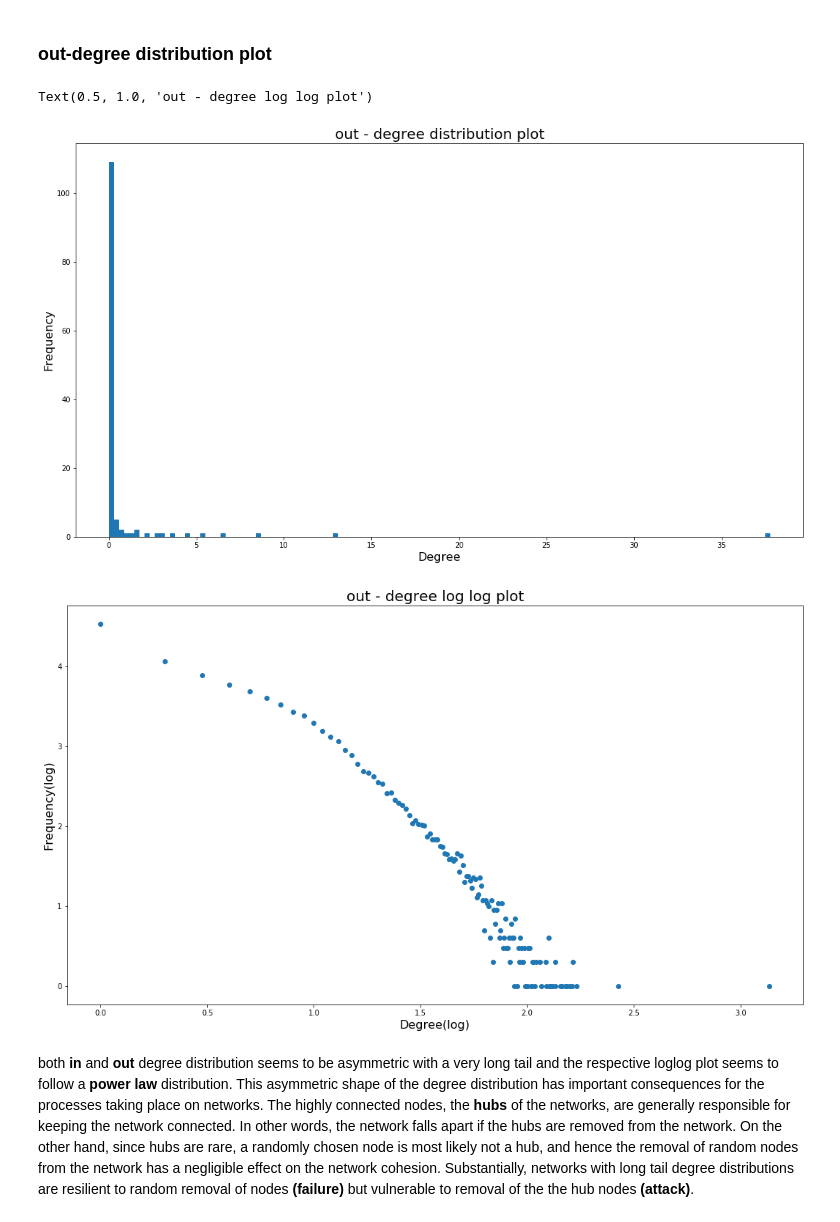
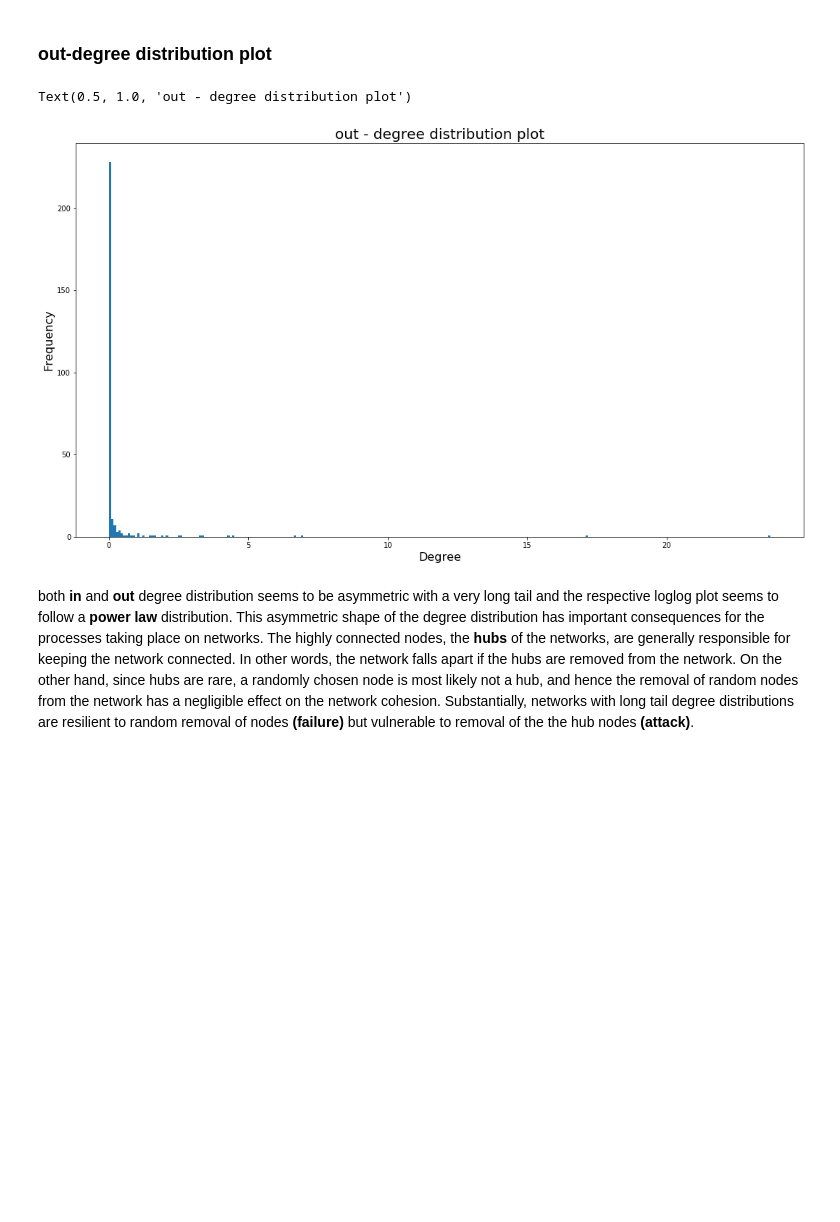
Before and after one commit to randomlulli/ADM-HW5, a Jupyter notebook: ADM_HW_5.ipynb, the cells around one changed output. Cells and saved outputs as stored; diff of their text form; code cells hidden in the pictures; blank space fills up the shorter version.

```diff
--- a/ADM_HW_5.ipynb
+++ b/ADM_HW_5.ipynb
@@ -151,31 +151,30 @@ Text(0.5, 1.0, 'in - degree log log plot')
 # %%
 #improved plot
 from math import log10
 import collections
 degree_sequence = sorted([d for n, d in graph.out_degree() if d != 0], reverse=True)  # degree sequence
-degreeCount = collections.Counter(degree_sequence)
-deg, cnt = zip(*degreeCount.items())
+degreeCount_out = collections.Counter(degree_sequence)
+deg_out, cnt_out = zip(*degreeCount.items())
 total = 1.0 * sum(cnt)
 perc_cnt=[]
 for k in cnt:
     perc_cnt.append((k / total)*100)
-log_count=[log10(i) for i in cnt]
-log_deg=[log10(i) for i in deg]
+# log_count=[log10(i) for i in cnt]
+# log_deg=[log10(i) for i in deg]
 plt.figure(figsize=(18, 10))
 plt.hist( perc_cnt,len(perc_cnt))
 plt.xlabel('Degree',fontsize=16)
 plt.ylabel('Frequency',fontsize=16)
 plt.title('out - degree distribution plot',fontsize=20)
 
-plt.figure(figsize=(18, 10))
-plt.plot(log_deg, log_count,'o')
-plt.xlabel('Degree(log)',fontsize=16)
-plt.ylabel('Frequency(log)',fontsize=16)
-plt.title('out - degree log log plot',fontsize=20)
+# plt.figure(figsize=(18, 10))
+# plt.plot(log_deg, log_count,'o')
+# plt.xlabel('Degree(log)',fontsize=16)
+# plt.ylabel('Frequency(log)',fontsize=16)
+# plt.title('out - degree log log plot',fontsize=20)
 # %% [output]
-Text(0.5, 1.0, 'out - degree log log plot')
+Text(0.5, 1.0, 'out - degree distribution plot')
-[figure, old version]
+[figure, new version]
-[figure, removed]
 # %% [markdown]
 both **in** and **out** degree distribution seems to be asymmetric with a very long tail and the respective loglog plot seems to follow a **power law** distribution. This asymmetric shape of the degree distribution has important consequences for the processes taking place on networks. The highly connected nodes, the **hubs** of the networks, are generally responsible for keeping the network connected. In other words, the network falls apart if the hubs are removed from the network. On the other hand, since hubs are rare, a randomly chosen node is most likely not a hub, and hence the removal of random nodes from the network has a negligible effect on the network cohesion. Substantially, networks with long tail degree distributions are resilient to random removal of nodes **(failure)** but vulnerable to removal of the the hub nodes **(attack)**.
 # %% [markdown]
```
Also changed, not shown: parts of 3 cells of this notebook.
